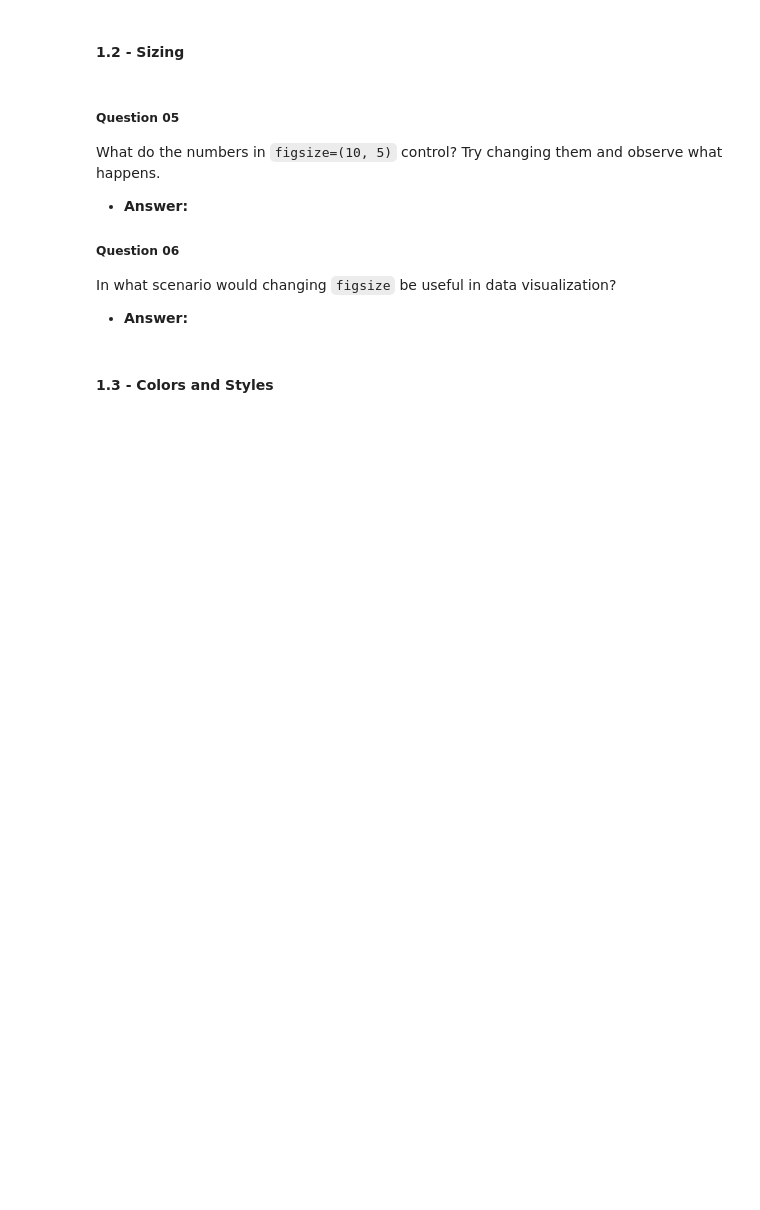
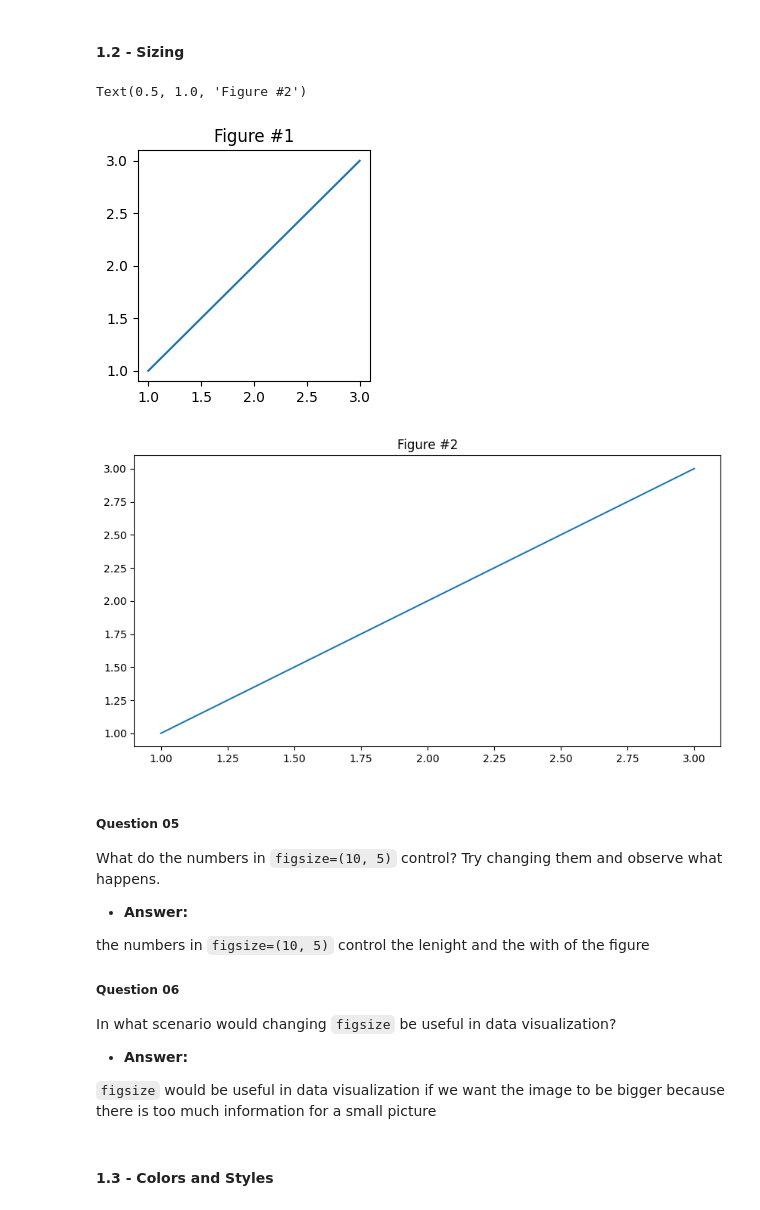
Before and after one commit to Battwo/Unit-3-ai, a Jupyter notebook: 02-intro/intro-to-notebooks.ipynb, the cells around one changed output. Drawn from its saved outputs; the diff is of its cells as text; code cells hidden in the pictures; blank space fills up the shorter version.

```diff
--- a/02-intro/intro-to-notebooks.ipynb
+++ b/02-intro/intro-to-notebooks.ipynb
@@ -150,19 +165,27 @@ What does the `plt.title()` function do? What happens if you comment it out?
 # %%
 plt.figure(figsize=(3, 3))
 plt.plot([1, 2, 3], [1, 2, 3])
 plt.title('Figure #1')
 
-plt.figure(figsize=(10, 5)
+plt.figure(figsize=(10, 5))
 plt.plot([1, 2, 3], [1, 2, 3])
 plt.title('Figure #2')
+# %% [output]
+Text(0.5, 1.0, 'Figure #2')
+[figure, added]
+[figure, added]
 # %% [markdown]
 ##### Question 05
 What do the numbers in `figsize=(10, 5)` control? Try changing them and observe what happens.
 - **Answer:**
 
+the numbers in `figsize=(10, 5)` control the lenight and the with of the figure
+
 ##### Question 06
 In what scenario would changing `figsize` be useful in data visualization?
 - **Answer:**
+
+`figsize` would be useful in data visualization if we want the image to be bigger because there is too much information for a small picture
 # %% [markdown]
 #### 1.3 - Colors and Styles
 # %%
```
Also changed, not shown: parts of 16 cells of this notebook.
